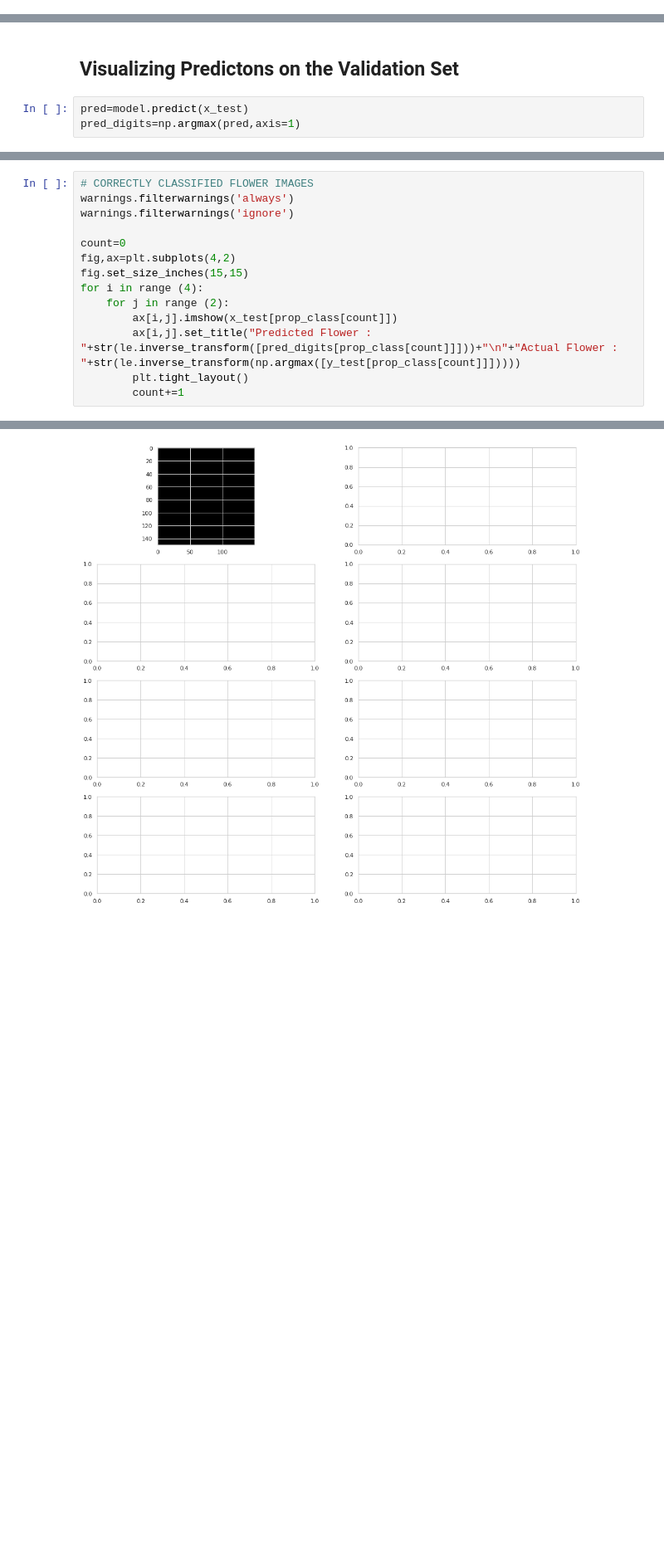
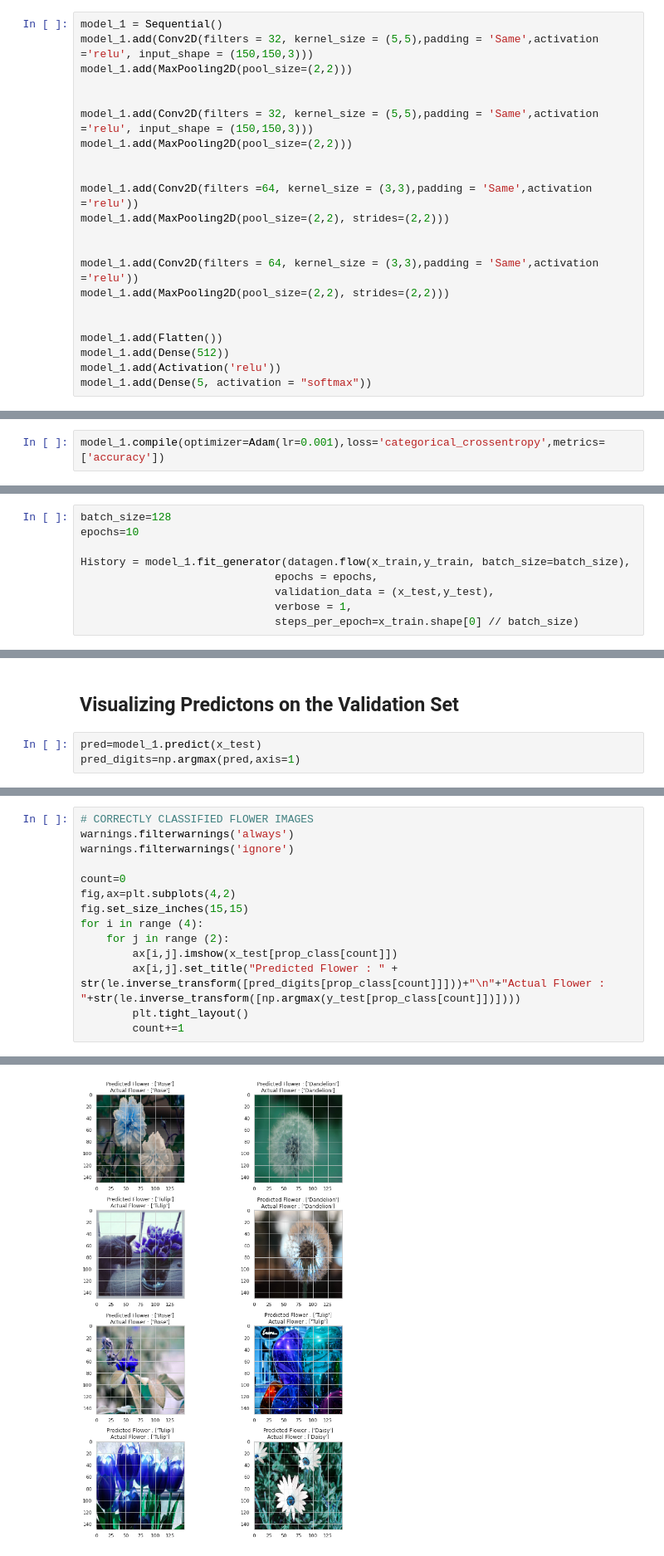
Before and after one commit to viththiananth/20221015-Convolutional-Neural-Network-on-Flower-Dataset, a Jupyter notebook: Convolutional_Neural_Network_on_Flower_Dataset.ipynb, the cells around one changed output, grey strips where cells are left out. Shown at 83% size. Cells and saved outputs as stored; diff of their text form; blank space fills up the shorter version.

```diff
--- a/Convolutional_Neural_Network_on_Flower_Dataset.ipynb
+++ b/Convolutional_Neural_Network_on_Flower_Dataset.ipynb
@@ -279,0 +278,22 @@ KeyError: ignored
+# %%
+model_1 = Sequential()
+model_1.add(Conv2D(filters = 32, kernel_size = (5,5),padding = 'Same',activation ='relu', input_shape = (150,150,3)))
+model_1.add(MaxPooling2D(pool_size=(2,2)))
+
+
+model_1.add(Conv2D(filters = 32, kernel_size = (5,5),padding = 'Same',activation ='relu', input_shape = (150,150,3)))
+model_1.add(MaxPooling2D(pool_size=(2,2)))
+
+
+model_1.add(Conv2D(filters =64, kernel_size = (3,3),padding = 'Same',activation ='relu'))
+model_1.add(MaxPooling2D(pool_size=(2,2), strides=(2,2)))
+
+
+model_1.add(Conv2D(filters = 64, kernel_size = (3,3),padding = 'Same',activation ='relu'))
+model_1.add(MaxPooling2D(pool_size=(2,2), strides=(2,2)))
+
+
+model_1.add(Flatten())
+model_1.add(Dense(512))
+model_1.add(Activation('relu'))
+model_1.add(Dense(5, activation = "softmax"))
@@ -279,0 +303,2 @@ KeyError: ignored
+# %%
+model_1.compile(optimizer=Adam(lr=0.001),loss='categorical_crossentropy',metrics=['accuracy'])
@@ -279,0 +327,9 @@ KeyError: ignored
+# %%
+batch_size=128
+epochs=10
+
+History = model_1.fit_generator(datagen.flow(x_train,y_train, batch_size=batch_size),
+                              epochs = epochs,
+                              validation_data = (x_test,y_test),
+                              verbose = 1,
+                              steps_per_epoch=x_train.shape[0] // batch_size)
@@ -280,6 +379,6 @@ KeyError: ignored
 # %% [markdown]
 ## Visualizing Predictons on the Validation Set
 # %%
-pred=model.predict(x_test)
+pred=model_1.predict(x_test)
 pred_digits=np.argmax(pred,axis=1)
 # %% [output]
@@ -313,7 +412,7 @@ fig.set_size_inches(15,15)
 for i in range (4):
     for j in range (2):
         ax[i,j].imshow(x_test[prop_class[count]])
-        ax[i,j].set_title("Predicted Flower : "+str(le.inverse_transform([pred_digits[prop_class[count]]]))+"\n"+"Actual Flower : "+str(le.inverse_transform(np.argmax([y_test[prop_class[count]]]))))
+        ax[i,j].set_title("Predicted Flower : " + str(le.inverse_transform([pred_digits[prop_class[count]]]))+"\n"+"Actual Flower : "+str(le.inverse_transform([np.argmax(y_test[prop_class[count]])])))
         plt.tight_layout()
         count+=1
 # %% [output]
@@ -321,2 +419,2 @@ ValueError: ignored
-[figure, old version]
+[figure, new version]
 # %%
```
Also changed, not shown: parts of 45 cells of this notebook.
